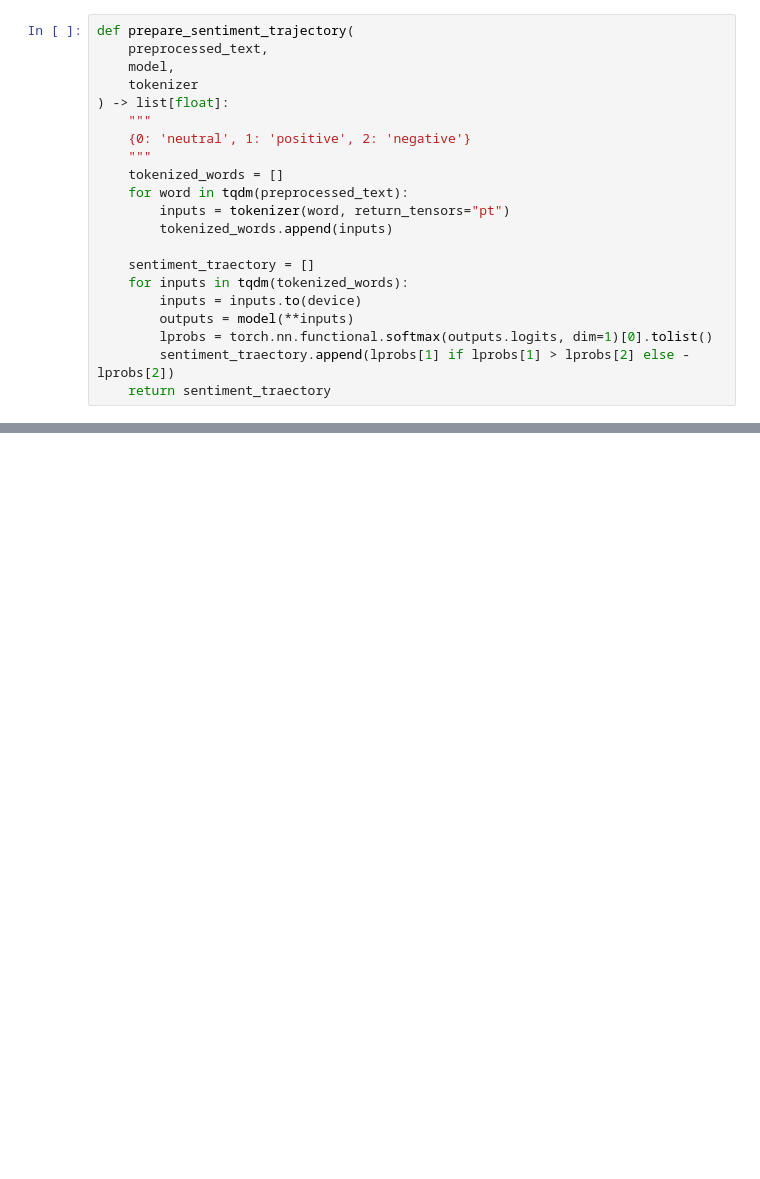
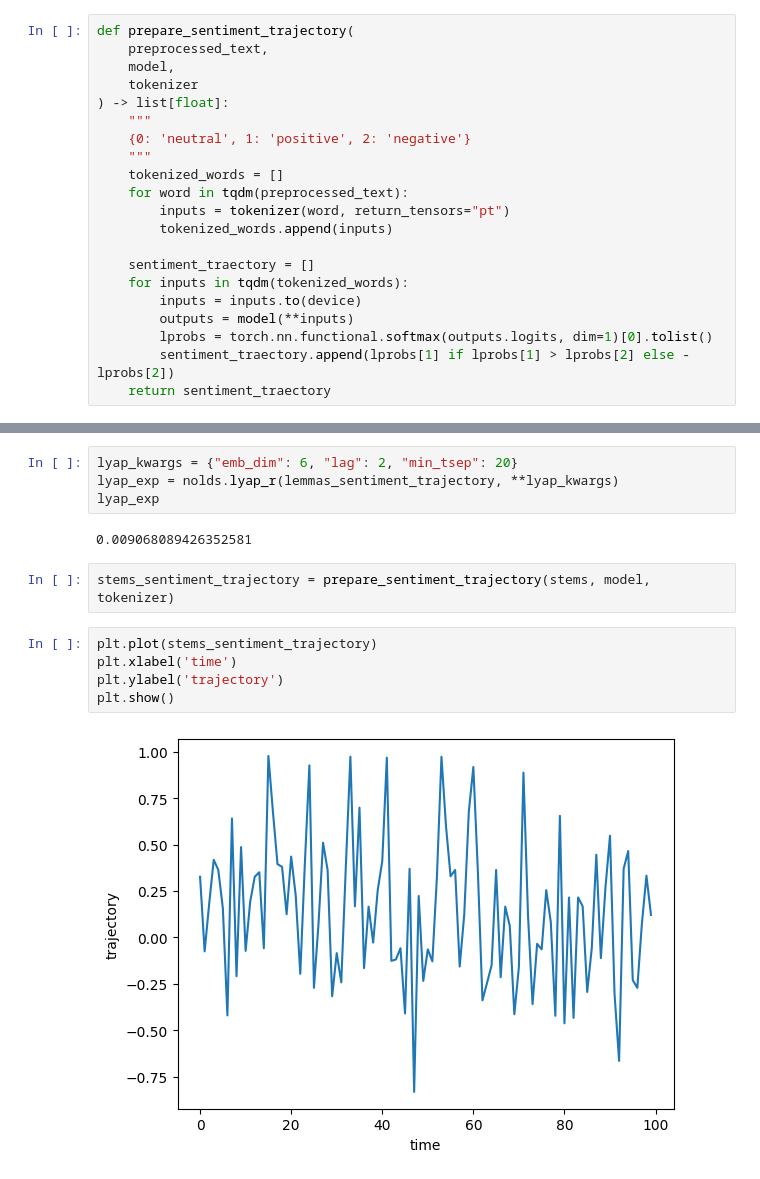
Before and after one commit to akon1te/ideal-guacamole, a Jupyter notebook: trajectories/sentiment_traectories.ipynb, the cells around one changed output, grey strips where cells are left out. Drawn from its saved outputs; the diff is of its cells as text; blank space fills up the shorter version.

```diff
--- a/trajectories/sentiment_traectories.ipynb
+++ b/trajectories/sentiment_traectories.ipynb
@@ -84,0 +154,15 @@ Semantic trajectory
+# %%
+lyap_kwargs = {"emb_dim": 6, "lag": 2, "min_tsep": 20}
+lyap_exp = nolds.lyap_r(lemmas_sentiment_trajectory, **lyap_kwargs)
+lyap_exp
+# %% [output]
+0.009068089426352581
+# %%
+stems_sentiment_trajectory = prepare_sentiment_trajectory(stems, model, tokenizer)
+# %%
+plt.plot(stems_sentiment_trajectory)
+plt.xlabel('time')
+plt.ylabel('trajectory')
+plt.show()
+# %% [output]
+[figure, added]
```
Also changed, not shown: parts of 22 cells of this notebook.
